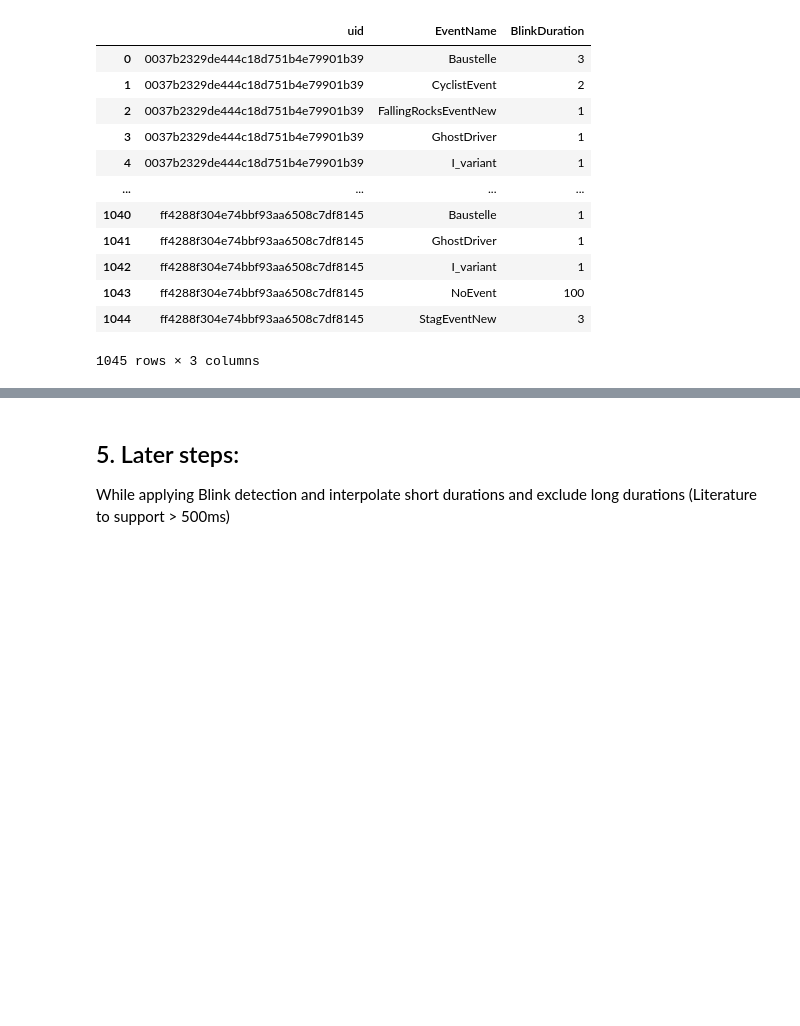
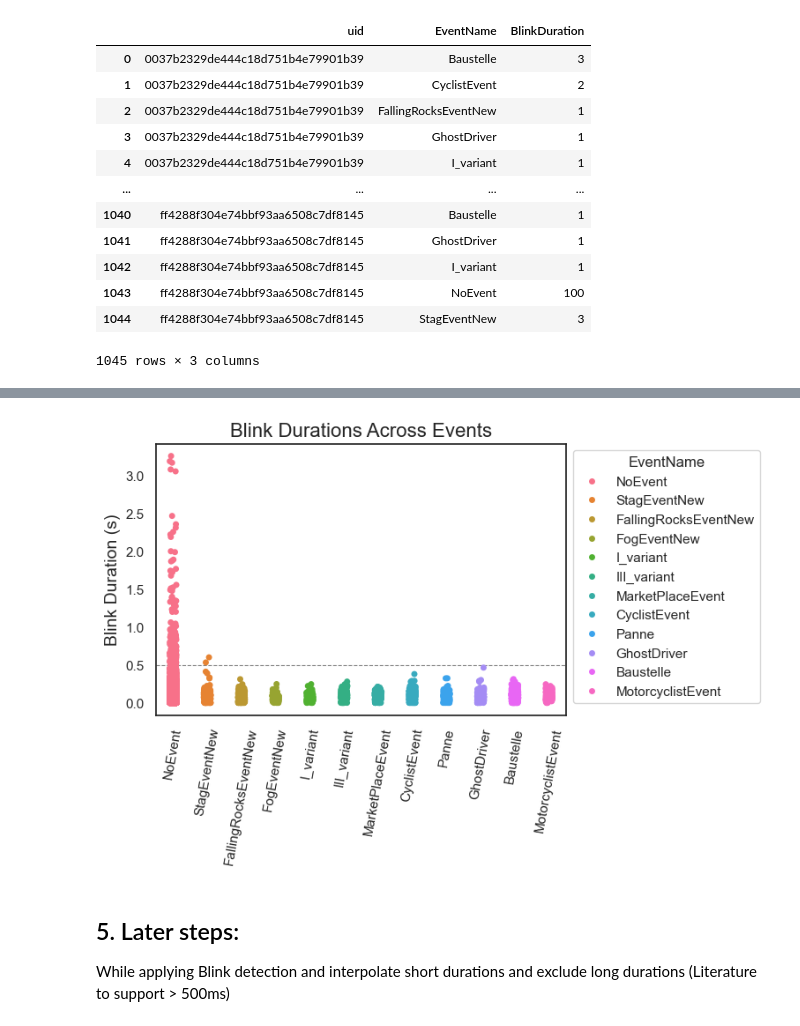
Before and after one commit to JohnMadrid/fpca-takeOverRequests, a Jupyter notebook: preprocessing.ipynb, the cells around one changed output, grey strips where cells are left out. Saved outputs shown, nothing was run; the diff lists cells and outputs as text; code cells hidden in the pictures; blank space fills up the shorter version.

```diff
--- a/preprocessing.ipynb
+++ b/preprocessing.ipynb
@@ -423,3 +462,24 @@ sns.lineplot(x='TimeStamp_in_sec', y='EyeDirLocalCombined.y',
+# %%
+# Filter rejected uids with serious recording issues
+excluded_df = blinks_df[~blinks_df['uid'].isin(excluded1)]
+# %%
+# Set the visual style
+sns.set(style="white")
+# Create a boxplot for blink durations across participants
+# plt.figure(figsize=(12, 6))
+fig, ax = plt.subplots(figsize=(6,4))
+sns.stripplot(x='EventName', y='BlinkDuration', data=excluded_df, hue='EventName',legend=True)
+# Add title and labels
+plt.title('Blink Durations Across Events', fontsize=16)
+plt.xlabel('', fontsize=14)
+plt.ylabel('Blink Duration (s)', fontsize=14)
+plt.xticks(rotation=80)
+ax.axhline(0.5, color='grey', linestyle='--', linewidth=0.8)
+sns.move_legend(ax,  "upper left", bbox_to_anchor=(1, 1))
+# plt.savefig(f"Plots/blink_durations_across_participants" +'.jpeg', dpi=500, bbox_inches='tight')
+plt.show()
+# %% [output]
+[figure, added]
 # %% [markdown]
 ## 5. Later steps:
 While applying Blink detection and interpolate short durations and exclude long durations (Literature to support > 500ms)
```
Also changed, not shown: parts of 14 cells of this notebook.
